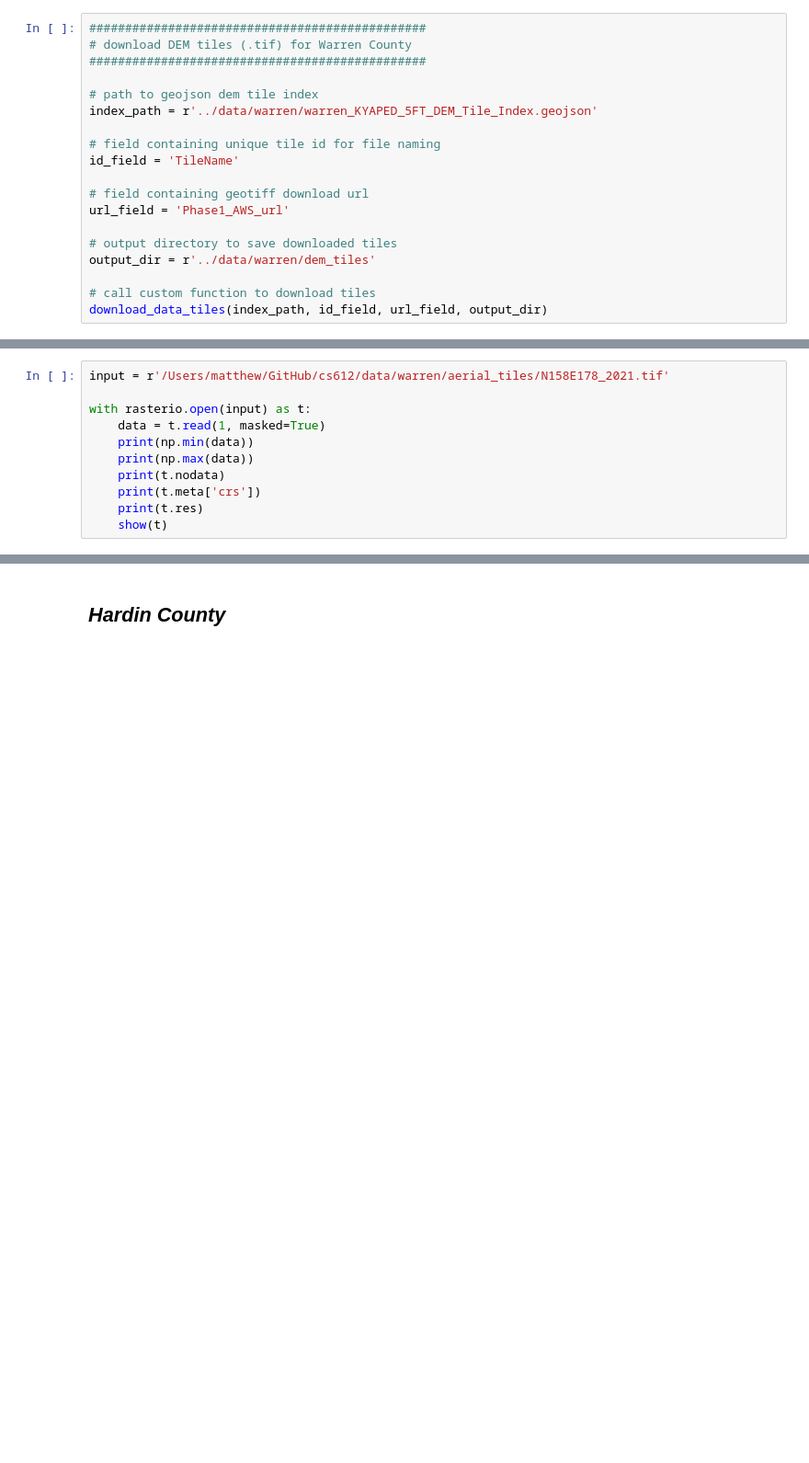
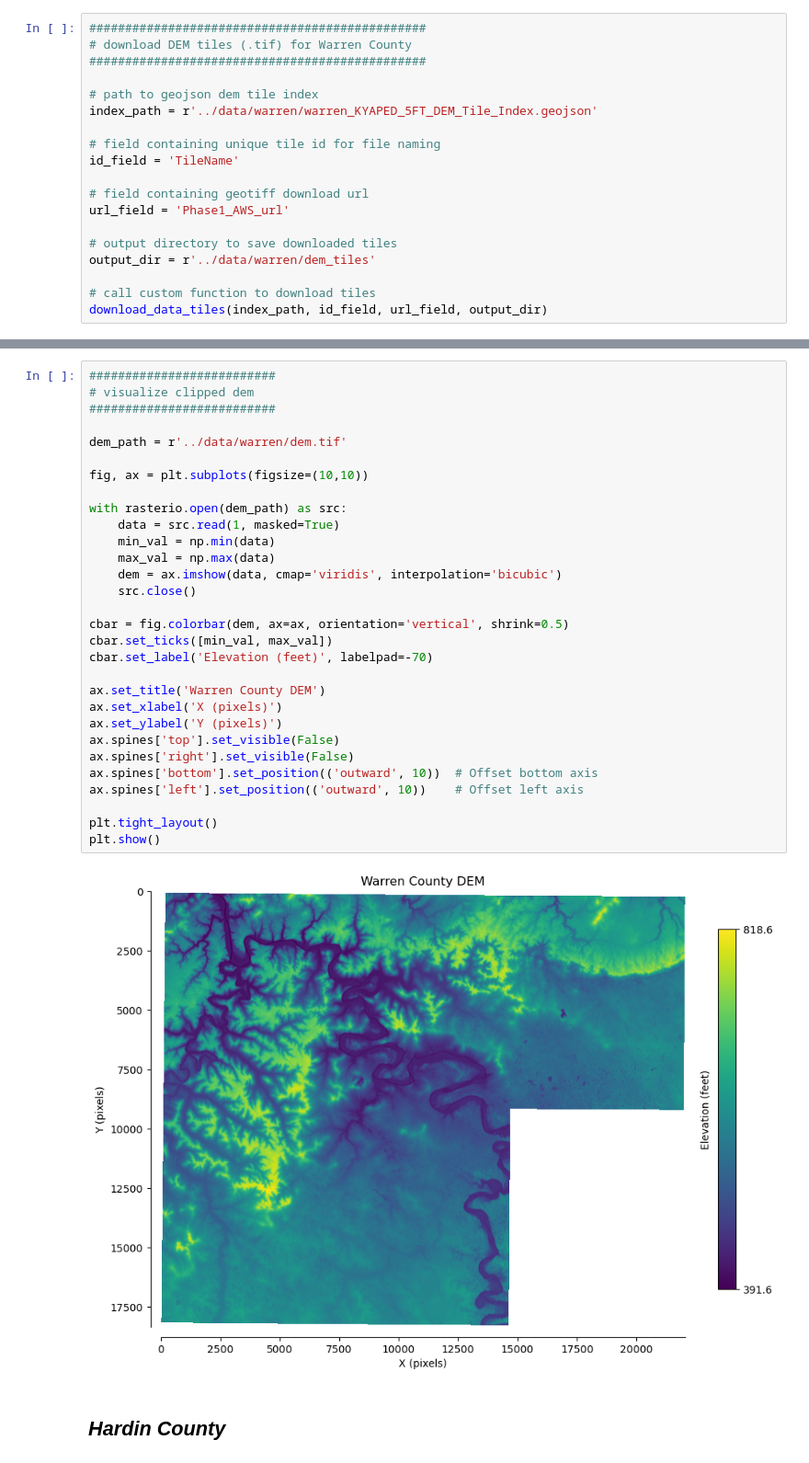
Before and after one commit to masseygeo/earthscape, a Jupyter notebook: code/data_prep.ipynb, the cells around one changed output, grey strips where cells are left out. Shown at 92% size. Saved outputs shown, nothing was run; the diff lists cells and outputs as text; blank space fills up the shorter version.

Commit message:
Updated data preprocessing & DEM terrain feature calculations

```diff
--- a/code/data_prep.ipynb
+++ b/code/data_prep.ipynb
@@ -190,11 +126,0 @@ plt.show()
-# %%
-input = r'/Users/matthew/GitHub/cs612/data/warren/aerial_tiles/N158E178_2021.tif'
-
-with rasterio.open(input) as t:
-    data = t.read(1, masked=True)
-    print(np.min(data))
-    print(np.max(data))
-    print(t.nodata)
-    print(t.meta['crs'])
-    print(t.res)
-    show(t)
@@ -208,3 +165,35 @@ EPSG:3089
+# %%
+##########################
+# visualize clipped dem
+##########################
+
+dem_path = r'../data/warren/dem.tif'
+
+fig, ax = plt.subplots(figsize=(10,10))
+
+with rasterio.open(dem_path) as src:
+    data = src.read(1, masked=True)
+    min_val = np.min(data)
+    max_val = np.max(data)
+    dem = ax.imshow(data, cmap='viridis', interpolation='bicubic')
+    src.close()
+
+cbar = fig.colorbar(dem, ax=ax, orientation='vertical', shrink=0.5)
+cbar.set_ticks([min_val, max_val])
+cbar.set_label('Elevation (feet)', labelpad=-70)
+
+ax.set_title('Warren County DEM')
+ax.set_xlabel('X (pixels)')
+ax.set_ylabel('Y (pixels)')
+ax.spines['top'].set_visible(False)
+ax.spines['right'].set_visible(False)
+ax.spines['bottom'].set_position(('outward', 10))  # Offset bottom axis
+ax.spines['left'].set_position(('outward', 10))    # Offset left axis
+
+plt.tight_layout()
+plt.show()
+# %% [output]
+[figure, added]
 # %% [markdown]
 ## *Hardin County*
 # %% [markdown]
```
Also changed, not shown: parts of 22 cells of this notebook, 10 other files.
